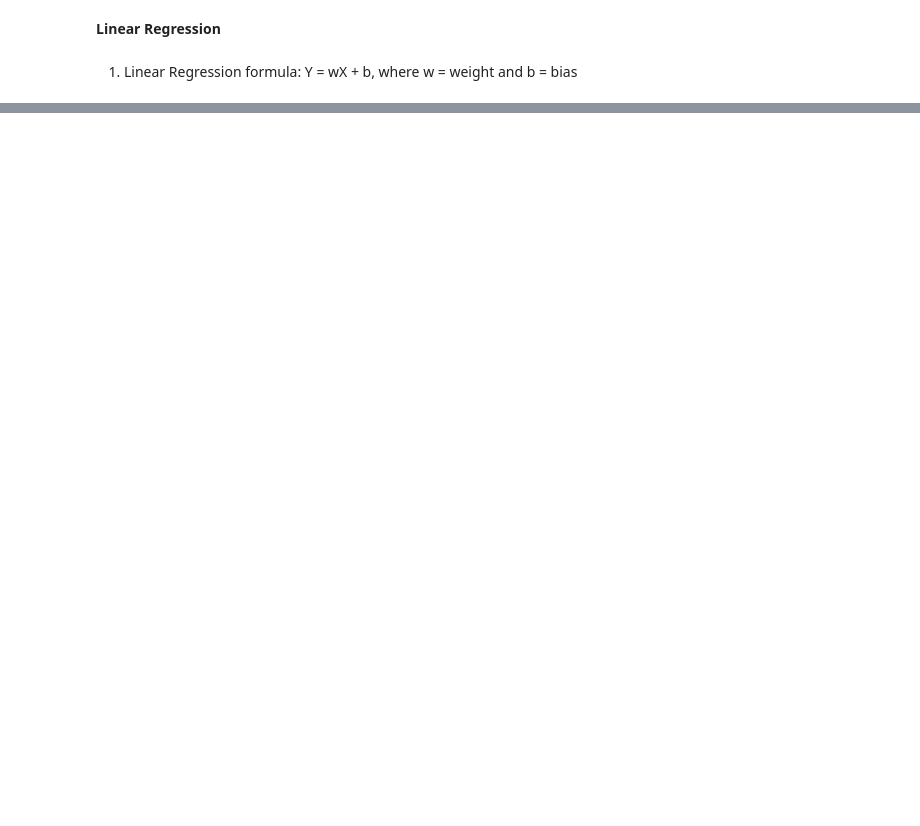
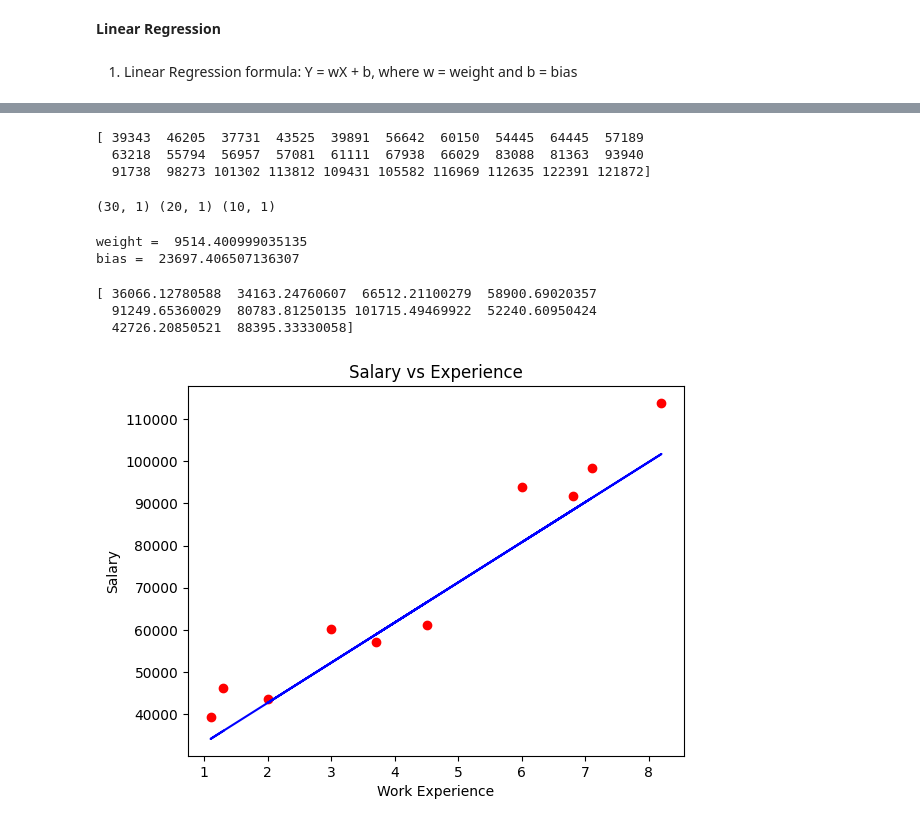
Before and after one commit to Priangshu-18/Linear-Regression-Model, a Jupyter notebook: Linear_Regression_Model.ipynb, the cells around one changed output, grey strips where cells are left out. Cells and saved outputs as stored; diff of their text form; code cells hidden in the pictures; blank space fills up the shorter version.

```diff
--- a/Linear_Regression_Model.ipynb
+++ b/Linear_Regression_Model.ipynb
@@ -49,0 +88,40 @@ class Linear_Regression:
+# %%
+Y = salary_dataset.iloc[:,1].values
+print(Y)
+# %% [output]
+[ 39343  46205  37731  43525  39891  56642  60150  54445  64445  57189
+  63218  55794  56957  57081  61111  67938  66029  83088  81363  93940
+  91738  98273 101302 113812 109431 105582 116969 112635 122391 121872]
+# %%
+X_train, X_test, Y_train, Y_test = train_test_split(X, Y, test_size=0.33, random_state=2)
+# %%
+print(X.shape, X_train.shape, X_test.shape)
+# %% [output]
+(30, 1) (20, 1) (10, 1)
+# %%
+model = Linear_Regression(learning_rate=0.02, no_of_iterations=1000)
+# %%
+model.fit(X_train, Y_train)
+# %%
+print('weight = ', model.w[0])
+print('bias = ', model.b)
+# %% [output]
+weight =  9514.400999035135
+bias =  23697.406507136307
+# %%
+test_data_prediction = model.predict(X_test)
+# %%
+print(test_data_prediction)
+# %% [output]
+[ 36066.12780588  34163.24760607  66512.21100279  58900.69020357
+  91249.65360029  80783.81250135 101715.49469922  52240.60950424
+  42726.20850521  88395.33330058]
+# %%
+plt.scatter(X_test, Y_test, color='red')
+plt.plot(X_test, test_data_prediction, color='blue')
+plt.xlabel('Work Experience')
+plt.ylabel('Salary')
+plt.title('Salary vs Experience')
+plt.show()
+# %% [output]
+[figure, added]
```
Also changed, not shown: parts of 5 cells of this notebook.
